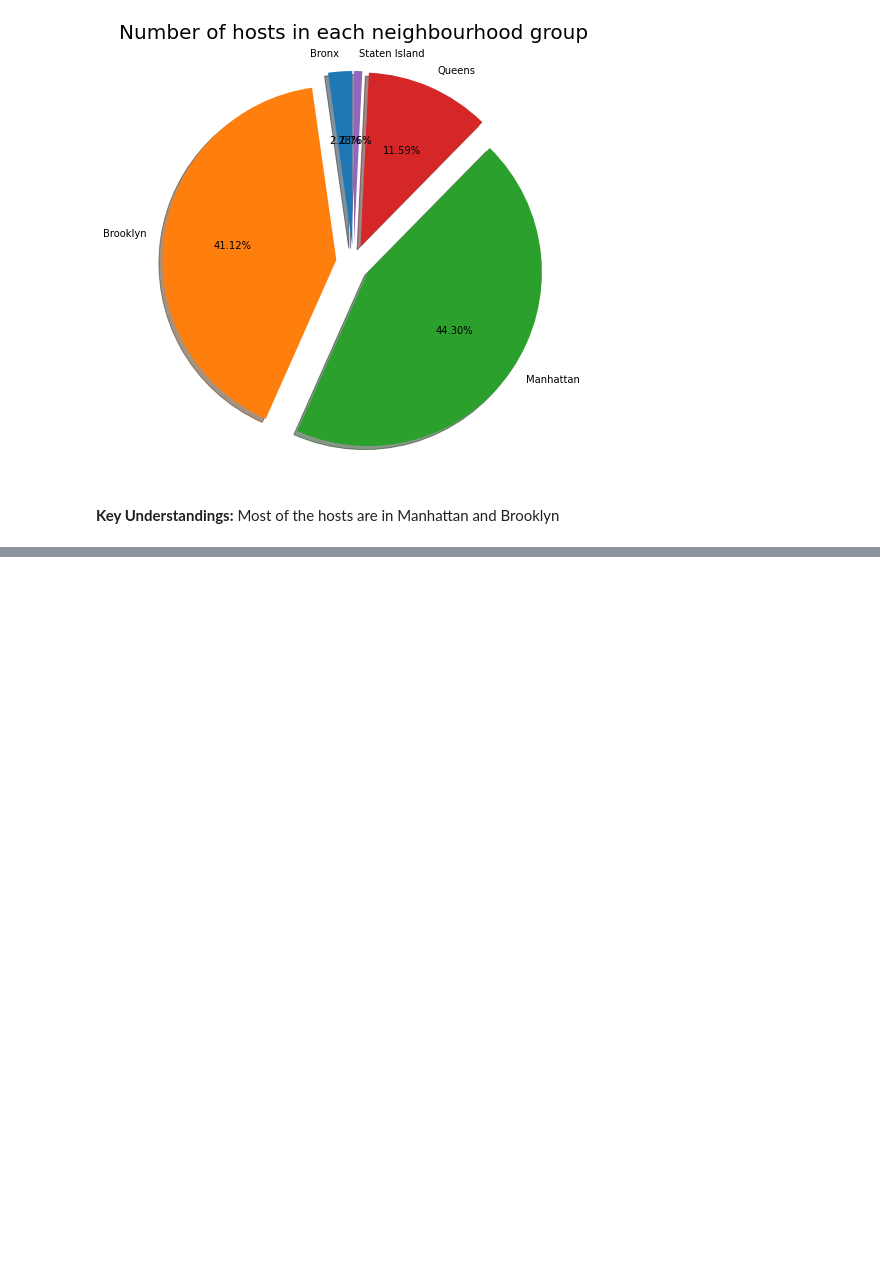
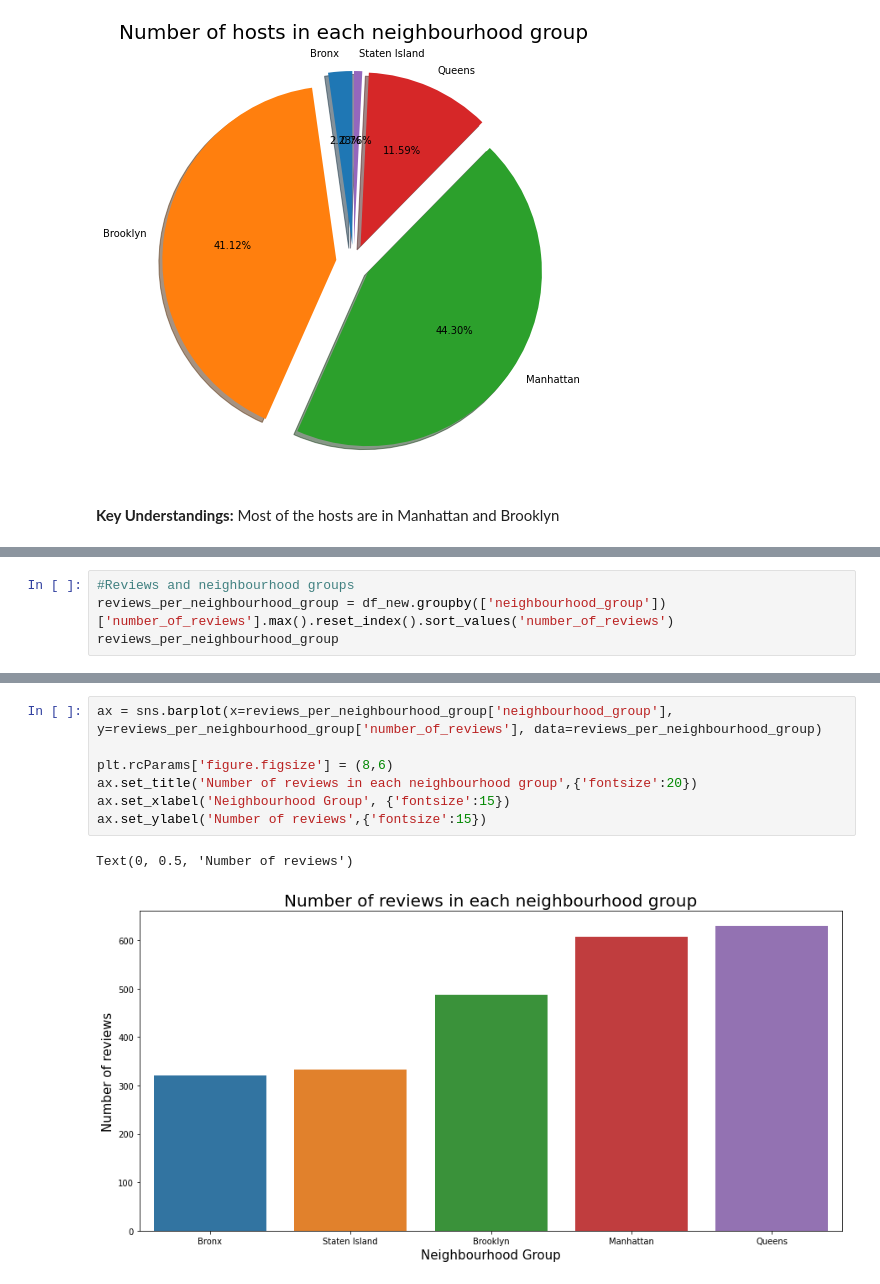
Before and after one commit to nizamulhaq/Airbnb-Bookings-Analysis, a Jupyter notebook: Airbnb_Bookings_Analysis_Capstone_Project.ipynb, the cells around one changed output, grey strips where cells are left out. Drawn from its saved outputs; the diff is of its cells as text; blank space fills up the shorter version.

```diff
--- a/Airbnb_Bookings_Analysis_Capstone_Project.ipynb
+++ b/Airbnb_Bookings_Analysis_Capstone_Project.ipynb
@@ -129,0 +164,4 @@ plt.show()
+# %%
+#Reviews and neighbourhood groups
+reviews_per_neighbourhood_group = df_new.groupby(['neighbourhood_group'])['number_of_reviews'].max().reset_index().sort_values('number_of_reviews')
+reviews_per_neighbourhood_group
@@ -129,0 +175,10 @@ plt.show()
+# %%
+ax = sns.barplot(x=reviews_per_neighbourhood_group['neighbourhood_group'], y=reviews_per_neighbourhood_group['number_of_reviews'], data=reviews_per_neighbourhood_group)
+
+plt.rcParams['figure.figsize'] = (8,6)
+ax.set_title('Number of reviews in each neighbourhood group',{'fontsize':20})
+ax.set_xlabel('Neighbourhood Group', {'fontsize':15})
+ax.set_ylabel('Number of reviews',{'fontsize':15})
+# %% [output]
+Text(0, 0.5, 'Number of reviews')
+[figure, added]
```
Also changed, not shown: parts of 9 cells of this notebook.
